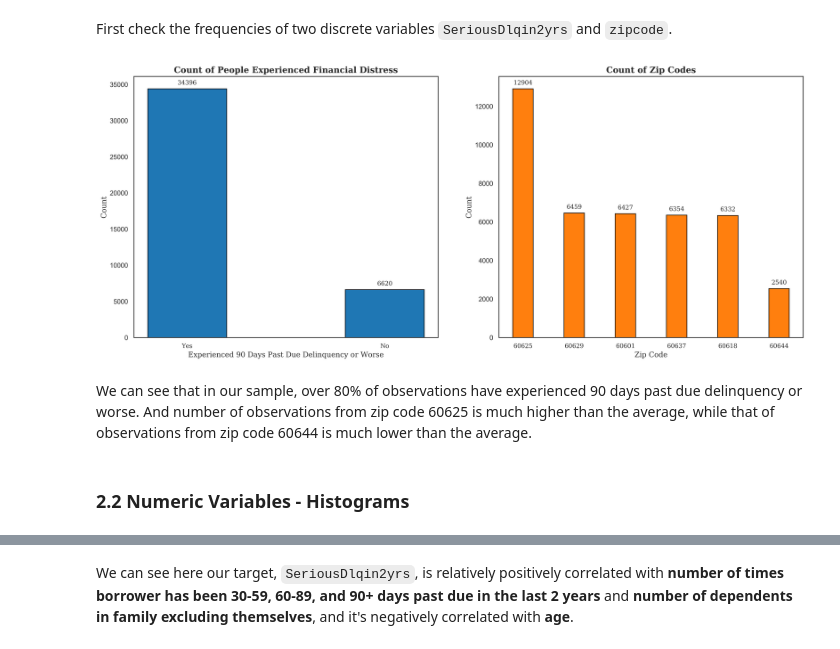
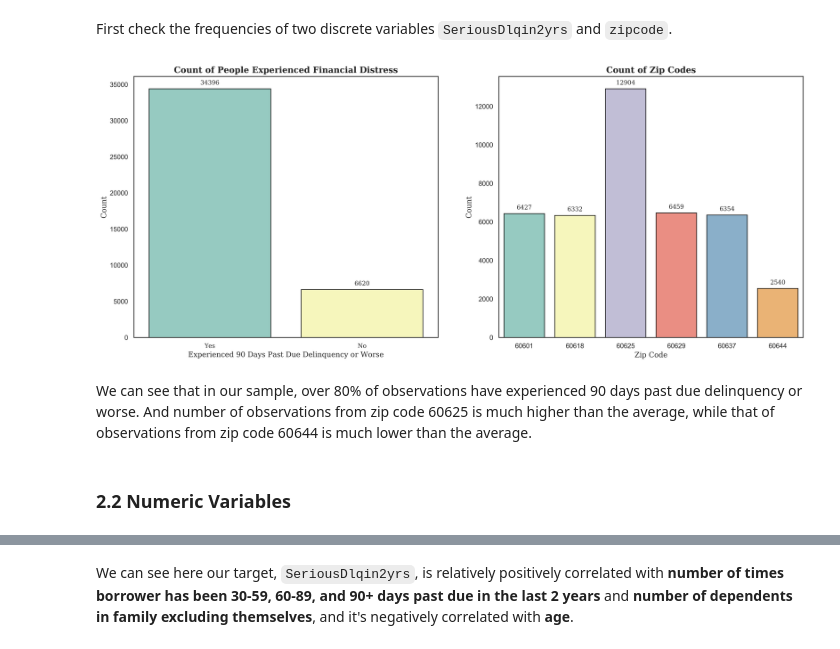
Before and after one commit to KunyuHe/ML-Pipeline-on-Financial-Distress-Data, a Jupyter notebook: EDA/Data Exploration.ipynb, the cells around one changed output, grey strips where cells are left out. Cells and saved outputs as stored; diff of their text form; code cells hidden in the pictures.

```diff
--- a/EDA/Data Exploration.ipynb
+++ b/EDA/Data Exploration.ipynb
@@ -13,17 +13,20 @@ import viz
 # %%
-INPUT_DIR = "./clean_data/"
+INPUT_DIR = "../clean_data/"
+OUTPUT_DIR = "./images/"
 NON_NUMERIC = ["PersonID", "zipcode", "SeriousDlqin2yrs"]
 # %%
 %matplotlib inline
 plt.rcParams['figure.figsize'] = [12, 8]
 plt.rcParams['savefig.dpi'] = 400
 plt.rcParams['figure.dpi'] = 400
+
+sns.set(style="white")
 # %% [markdown]
 ## 1. Load Data
 # %% [markdown]
 Load data into our working environment.
 # %%
-data = viz.read_clean_data()
+data = viz.read_clean_data("data_types.json", "credit-clean.csv")
 data.info()
 # %% [output]
 <class 'pandas.core.frame.DataFrame'>
@@ -58,20 +61,20 @@ First check the frequencies of two discrete variables `SeriousDlqin2yrs` and `zi
 # %%
 fig = plt.figure(figsize=[20, 8])
 ax0 = fig.add_subplot(1, 2, 1)
 ax1 = fig.add_subplot(1, 2, 2)
 
+viz.bar_plot(ax0, data, "SeriousDlqin2yrs", sub=False,
+             labels=["Count of People Experienced Financial Distress",
+                     "Experienced 90 Days Past Due Delinquency or Worse",
+                     "Count"], x_tick=[["Yes", "No"], None])
 
-viz.bar_plot(ax0, target.value_counts(), "#1f77b4", sub=False,
-             plot_title="Count of People Experienced Financial Distress",
-             xlabel="Experienced 90 Days Past Due Delinquency or Worse",
-             ylabel="Count", x_ticks=["Yes", "No"])
+viz.bar_plot(ax1, data, "zipcode", sub=False,
+             labels=["Count of Zip Codes", "Zip Code", "Count"])
 
-viz.bar_plot(ax1, data.zipcode.value_counts(), "#ff7f0e", sub=False,
-             plot_title="Count of Zip Codes",
-             xlabel="Zip Code", ylabel="Count")
+plt.savefig(OUTPUT_DIR + 'figure-1.png')
 # %% [output]
-[figure, old version]
+[figure, new version]
 # %% [markdown]
 We can see that in our sample, over 80% of observations have experienced 90 days past due delinquency or worse. And number of observations from zip code 60625 is much higher than the average, while that of observations from zip code 60644 is much lower than the average.
 # %% [markdown]
-### 2.2 Numeric Variables - Histograms
+### 2.2 Numeric Variables
```
Also changed, not shown: parts of 22 cells of this notebook, 7 other files.
